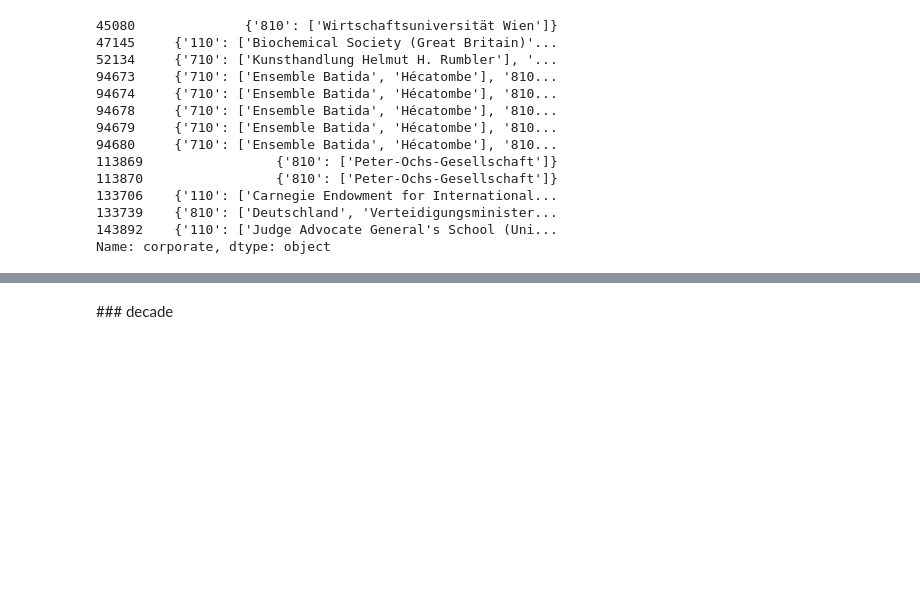
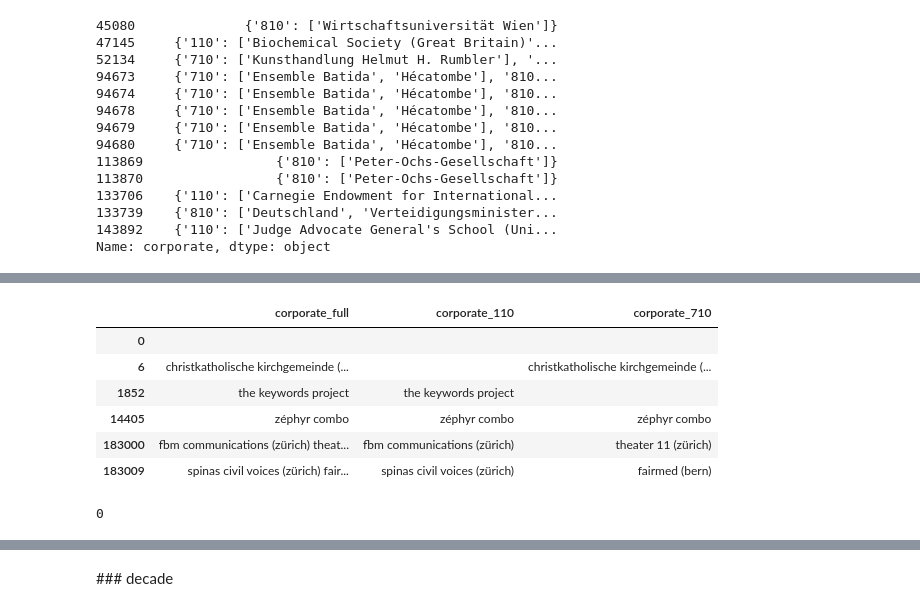
Before and after one commit to swissbib/clustering_metadata, a Jupyter notebook: 1_DataAnalysis.ipynb, the cells around one changed output, grey strips where cells are left out. Cells and saved outputs as stored; diff of their text form; code cells hidden in the pictures; blank space fills up the shorter version.

```diff
--- a/1_DataAnalysis.ipynb
+++ b/1_DataAnalysis.ipynb
@@ -734,0 +735,15 @@ Opposite to Swissbib's recommendation to concatenate the two remaining corporate
+# %%
+df = dpf.concatenate_corporate_keys(df)
+df[['corporate_full', 'corporate_110', 'corporate_710']].loc[[0, 6, 1852, 14405, 183000, 183009]]
+# %% [output]
+|  | corporate_full | corporate_110 | corporate_710 |
+| 0 |  |  |  |
+| 6 | christkatholische kirchgemeinde (... |  | christkatholische kirchgemeinde (... |
+| 1852 | the keywords project | the keywords project |  |
+| 14405 | zéphyr combo | zéphyr combo | zéphyr combo |
+| 183000 | fbm communications (zürich) theat... | fbm communications (zürich) | theater 11 (zürich) |
+| 183009 | spinas civil voices (zürich) fair... | spinas civil voices (zürich) | fairmed (bern) |
+# %%
+len(df['corporate_full'].loc[0])
+# %% [output]
+0
```
Also changed, not shown: parts of 67 cells of this notebook, 6 other files.
